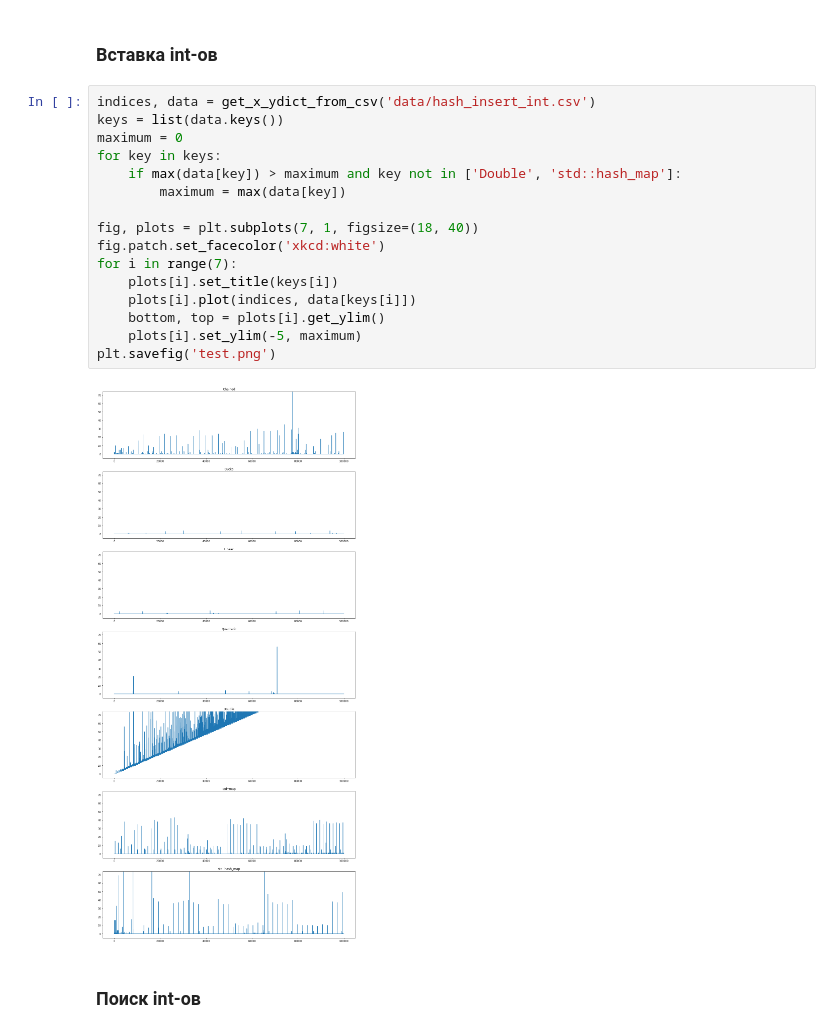
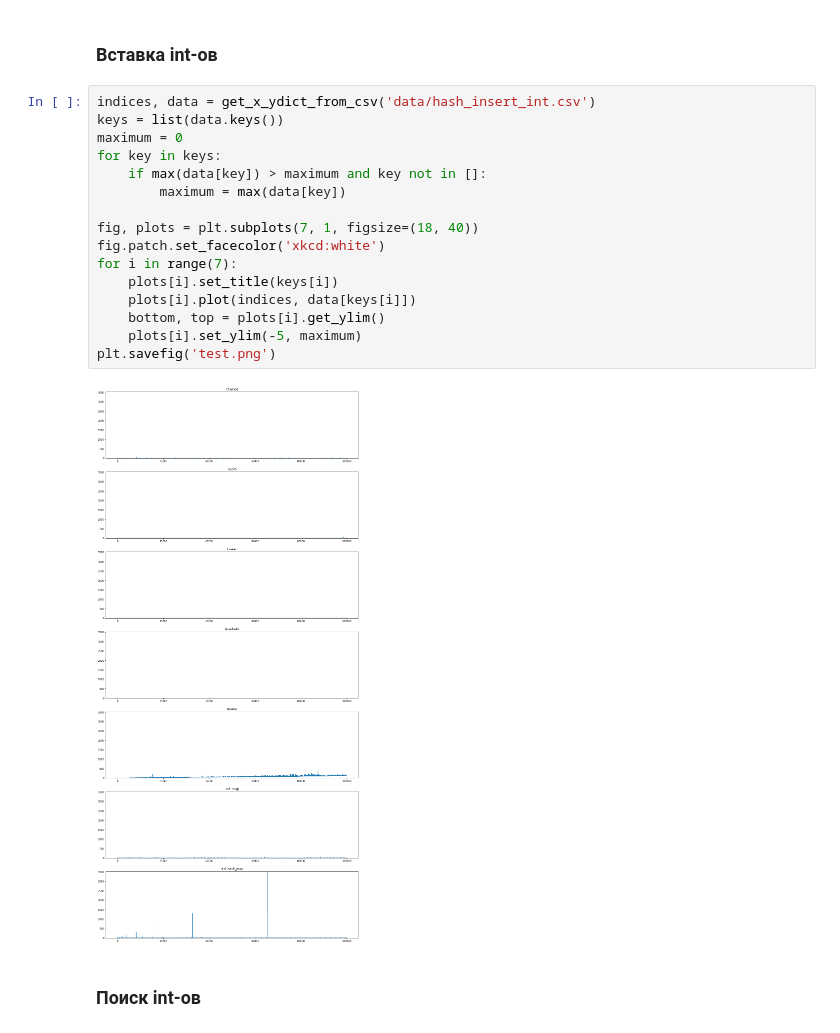
Before and after one commit to mmakridi/hashes, a Jupyter notebook: report.ipynb, the cells around one changed output. Cells and saved outputs as stored; diff of their text form.

```diff
--- a/report.ipynb
+++ b/report.ipynb
@@ -55,21 +55,21 @@ def print_dict_performance():
 # %%
 indices, data = get_x_ydict_from_csv('data/hash_insert_int.csv')
 keys = list(data.keys())
 maximum = 0
 for key in keys:
-    if max(data[key]) > maximum and key not in ['Double', 'std::hash_map']:
+    if max(data[key]) > maximum and key not in []:
         maximum = max(data[key])
 
 fig, plots = plt.subplots(7, 1, figsize=(18, 40))
 fig.patch.set_facecolor('xkcd:white')
 for i in range(7):
     plots[i].set_title(keys[i])
     plots[i].plot(indices, data[keys[i]])
     bottom, top = plots[i].get_ylim()
     plots[i].set_ylim(-5, maximum)
 plt.savefig('test.png')
 # %% [output]
-[figure, old version]
+[figure, new version]
 # %% [markdown]
 ### Поиск int-ов
 # %%
```
Also changed, not shown: parts of 9 cells of this notebook, 12 other files.
